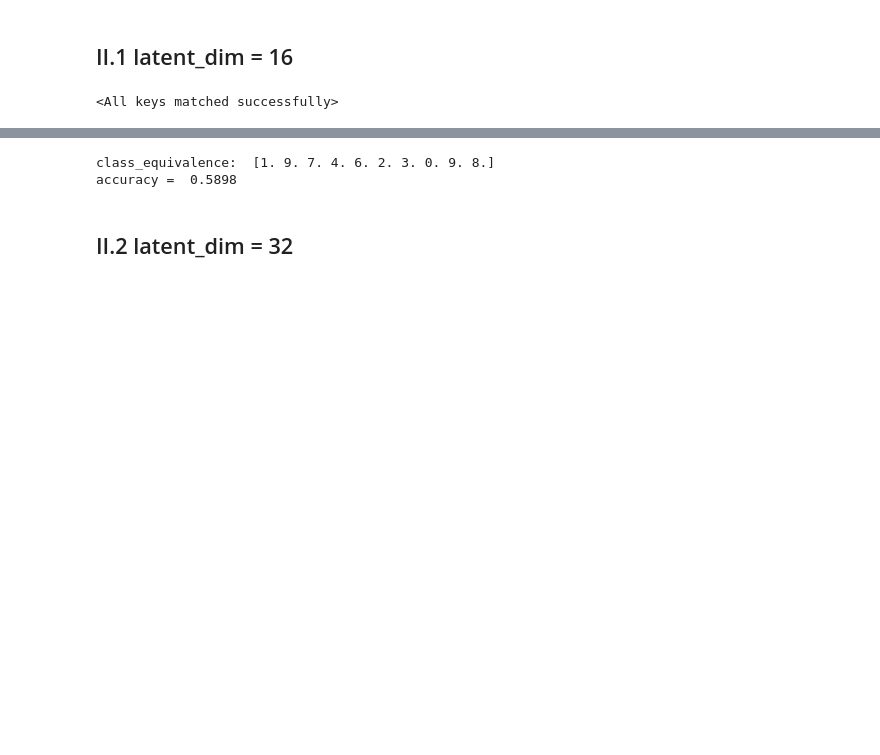
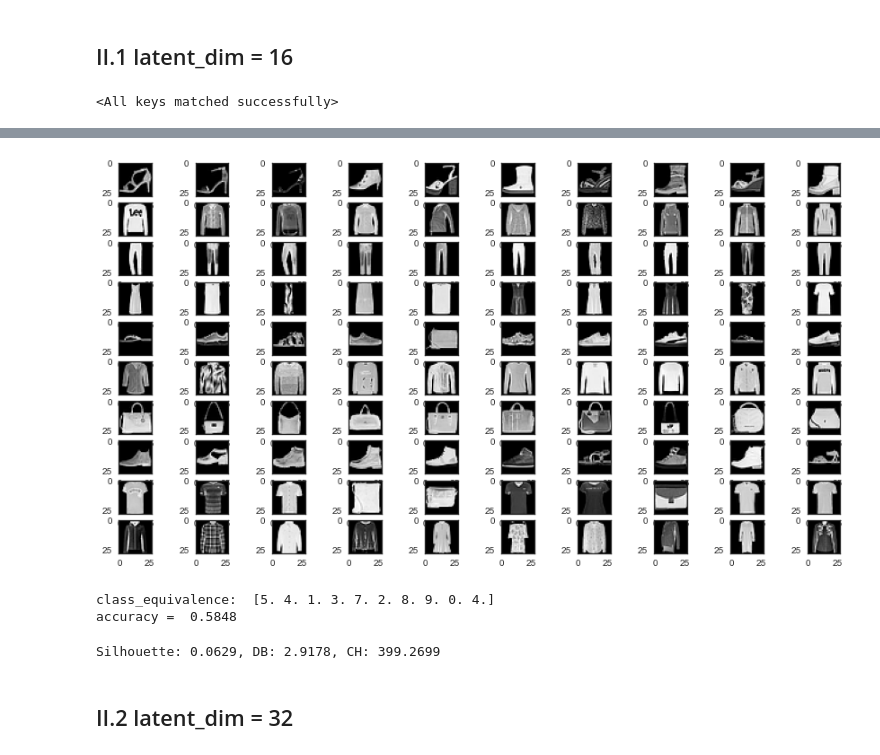
Before and after one commit to souheib1/Refinement-of-DL-approaches-for-unsupervised-cell-segmentation-classification-on-microfluidic-images, a Jupyter notebook: VAE/VAE_conv/VAE_clustering.ipynb, the cells around one changed output, grey strips where cells are left out. Saved outputs shown, nothing was run; the diff lists cells and outputs as text; code cells hidden in the pictures; blank space fills up the shorter version.

Commit message:
added VAE implementation and clustering results on Mnist and FashionMnist datasets

```diff
--- a/VAE/VAE_conv/VAE_clustering.ipynb
+++ b/VAE/VAE_conv/VAE_clustering.ipynb
@@ -251,12 +269,33 @@ tSNE(z_test,clustering_labels=clustering_labels,true_labels=y_test,cmap=cmap,lat
+# %%
+nb_samples = 10
+l = list(set(y_test))
+
+fig, axes = plt.subplots(n_clusters,nb_samples, figsize=(15,8))
+for label2 in l:
+    for sample_index in range(nb_samples):
+        axes[label2][sample_index].imshow(X_test[np.where(clustering_labels == label2)[0][sample_index]][0], cmap='gray')
+        axes[label2][sample_index].grid(False)
+
+plt.show()
+# %% [output]
+[figure, added]
 # %%
 class_equivalence = compute_most_represented_class_per_cluster(clustering_labels, y_test)
 print("class_equivalence: ", class_equivalence)
 y_pred = substitute_classes_labels(clustering_labels, class_equivalence)
-acc = accuracy_score(y_test, y_pred)
-print("accuracy = ",acc)
+acc_16_fashion = accuracy_score(y_test, y_pred)
+print("accuracy = ",acc_16_fashion)
 # %% [output]
-class_equivalence:  [1. 9. 7. 4. 6. 2. 3. 0. 9. 8.]
-accuracy =  0.5898
+class_equivalence:  [5. 4. 1. 3. 7. 2. 8. 9. 0. 4.]
+accuracy =  0.5848
+# %%
+s_16_fashion = silhouette_score(z_test, clustering_labels)
+db_16_fashion = davies_bouldin_score(z_test, clustering_labels)
+ch_16_fashion = calinski_harabasz_score(z_test, clustering_labels)
+
+print(f"Silhouette: {s_16_fashion:.4f}, DB: {db_16_fashion:.4f}, CH: {ch_16_fashion:.4f}")
+# %% [output]
+Silhouette: 0.0629, DB: 2.9178, CH: 399.2699
 # %% [markdown]
 ## II.2 latent_dim = 32
 # %%
```
Also changed, not shown: parts of 21 cells of this notebook.
